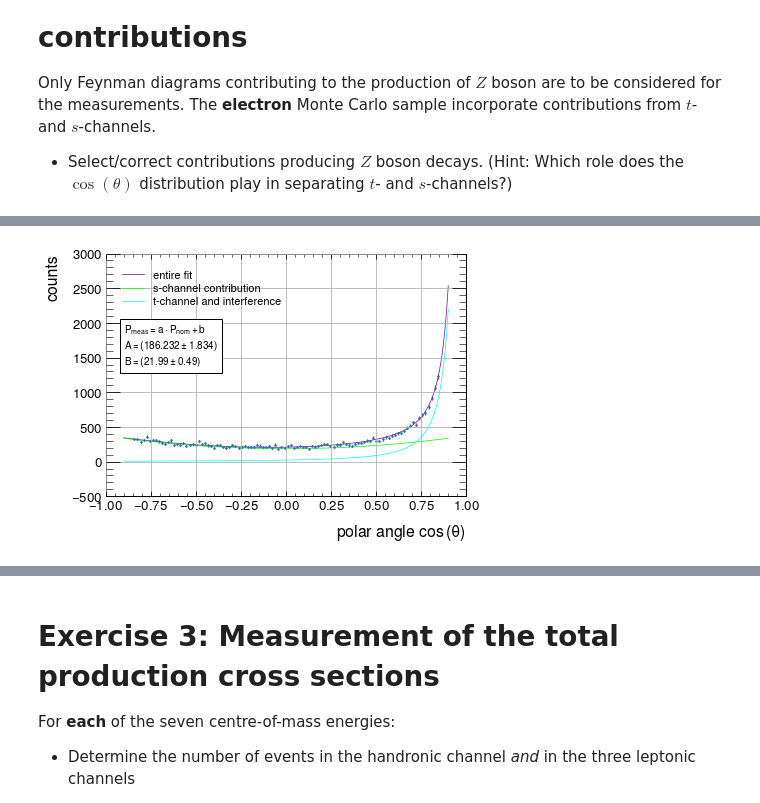
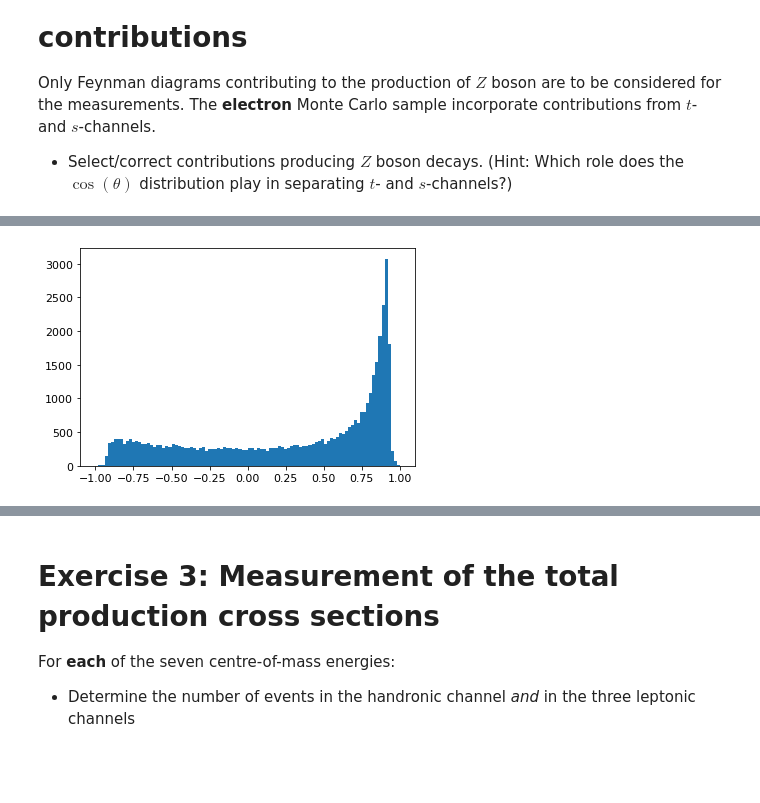
Before and after one commit to robingrether/z0-precisionmeasurement, a Jupyter notebook: z0_experiment.ipynb, the cells around one changed output, grey strips where cells are left out. Saved outputs shown, nothing was run; the diff lists cells and outputs as text; code cells hidden in the pictures; blank space fills up the shorter version.

Commit message:
Separate s- and t-channel, calculate cross sections, fit Breit-Wigner functions

```diff
--- a/z0_experiment.ipynb
+++ b/z0_experiment.ipynb
@@ -355,37 +355,84 @@ def rest(cos_theta, A, B):
     return B * (1 - cos_theta)**(-2)
 
 
-## plot entire histogram and extract bins
-electron_cos_theta, bin_edges, _ = plt.hist(simulated_electron['cos_thet'],bins=100,range=(-0.85,0.85),  histtype='stepfilled', label='Pcharged')
-bin_centers = (bin_edges[:-1] + bin_edges[1:]) / 2
-plt.tight_layout()
-plt.clf()   #plt.show() if you also want to view the histogram
+# this function calibrates the separation, i.e. determine ratio s-channel/total via a curve fit
+def calibrate_t_s_separation(the_input_dataset, make_plot=True, bins=100, limit=0.85):
+    ## plot entire histogram and extract bins
+    electron_cos_theta, bin_edges, _ = plt.hist(the_input_dataset['cos_thet'],bins=bins, range=(-1.0,1.0),  histtype='stepfilled', label='Pcharged')
+    bin_centers = (bin_edges[:-1] + bin_edges[1:]) / 2
+    if make_plot:
+        plt.tight_layout()
+        plt.clf()   #plt.show() if you also want to view the histogram
 
-t_s_popt, t_s_pcov = curve_fit(t_s_separation, bin_centers, electron_cos_theta, p0=[43856111410946561, -1438679413876432], sigma=np.sqrt(electron_cos_theta))
-t_s_perr = np.sqrt(np.diag(t_s_pcov))
-thetas = np.linspace(-0.9, 0.9, 10000)
+    # mask bins in desired region for curve fit
+    curve_fit_mask = np.logical_and(bin_edges[:-1] >= -limit, bin_edges[1:] <= limit)
+
+    # calculate curve fit in desired region
+    t_s_popt, t_s_pcov = curve_fit(t_s_separation, bin_centers[curve_fit_mask], electron_cos_theta[curve_fit_mask], sigma=np.sqrt(electron_cos_theta[curve_fit_mask]), maxfev=int(1e6), p0=[2, .2])
+    t_s_perr = np.sqrt(np.diag(t_s_pcov))
+
+    thetas = np.linspace(-limit, limit, 10000)
+    # plot results if desired
+    if make_plot:
+        textstr = '\n'.join((
+            r'$P_\mathrm{meas} = a \cdot P_\mathrm{nom}+b$',
+            r'$A=(%.3f \pm %.3f)$' % (t_s_popt[0], t_s_perr[0]),
+            r'$B=(%.2f \pm %.2f)$' % (t_s_popt[1], t_s_perr[1])))
 
 
-textstr = '\n'.join((
-    r'$P_\mathrm{meas} = a \cdot P_\mathrm{nom}+b$',
-    r'$A=(%.3f \pm %.3f)$' % (t_s_popt[0], t_s_perr[0]),
-    r'$B=(%.2f \pm %.2f)$' % (t_s_popt[1], t_s_perr[1])))
+        props = dict(alpha=1, facecolor='w')
+
+        plt.errorbar(bin_centers, electron_cos_theta, yerr=np.sqrt(electron_cos_theta), fmt='.', ms=3, ecolor='r', elinewidth=1)
+        plt.plot(thetas, t_s_separation(thetas, *t_s_popt),lw=0.7, c='purple', label='entire fit')
+        plt.plot(thetas, s_channel(thetas, *t_s_popt), lw=0.7, c='lime', label='s-channel contribution')
+        plt.plot(thetas, rest(thetas, *t_s_popt), lw=0.7, c='cyan', label='t-channel and interference')
+        #plt.text(-0.9, 2000, textstr, fontsize=10, verticalalignment='top', bbox=props)
+
+        plt.xlabel('polar angle $\mathrm{cos}\,(\\theta)$')
+        plt.ylabel('counts')
+        plt.grid()
+        plt.legend()
+        plt.show()
+
+    # determine s-channel event number
+    electron_s_channel = np.sum(electron_cos_theta * (t_s_popt[0] * (1 + bin_centers**2)) / ((t_s_popt[0] * (1 + bin_centers**2)) + t_s_popt[1] / (1 - bin_centers)**2))
+    # propagate individual bin uncertainty to get total statistical uncertainty
+    electron_s_channel_u_stat = np.sqrt(np.sum((np.sqrt(electron_cos_theta) * (t_s_popt[0] * (1 + bin_centers**2)) / ((t_s_popt[0] * (1 + bin_centers**2)) + t_s_popt[1] / (1 - bin_centers)**2))**2))
+    # propagate fit parameter uncertainty/covariance to get total systematic uncertainty
+    t_s_ddA = np.sum(electron_cos_theta * (t_s_popt[1] * (1+bin_centers**2)/((1-bin_centers)**2))/((t_s_popt[0] * (1+bin_centers**2) + t_s_popt[1] * (1+bin_centers**2)/((1-bin_centers)**2))**2))
+    t_s_ddB = np.sum(electron_cos_theta * (t_s_popt[0] * (1+bin_centers**2)/((1-bin_centers)**2))/((t_s_popt[0] * (1+bin_centers**2) + t_s_popt[1] * (1+bin_centers**2)/((1-bin_centers)**2))**2))
+    electron_s_channel_u_sys = np.sqrt((t_s_ddA * np.sqrt(t_s_pcov[0,0]))**2 + (t_s_ddB * np.sqrt(t_s_pcov[1,1]))**2 + 2 * t_s_ddA * t_s_ddB * t_s_pcov[0,1])
+
+    # print results
+    print("fit params:     ", t_s_popt[0], t_s_popt[1])
+    print("total ee events:", np.sum(electron_cos_theta), "+-", np.sqrt(np.sum(electron_cos_theta)))
+    print("s-channel only: ", electron_s_channel, "+-", electron_s_channel_u_stat, "stat. +-", electron_s_channel_u_sys, "sys.")
+
+    # calculate ratio of s-channel/total, and combined uncertainty
+    ratio = electron_s_channel / np.sum(electron_cos_theta)
+    ratio_u = np.sqrt((electron_s_channel_u_stat/np.sum(electron_cos_theta))**2 + (electron_s_channel_u_sys/np.sum(electron_cos_theta)**2))
+
+    # return ratio and combined uncertainty
+    return ratio, ratio_u
 
 
-props = dict(alpha=1, facecolor='w')
+# calibrate the t-s-selection with the MC data
+t_s_ratio, t_s_ratio_u = calibrate_t_s_separation(simulated_electron, make_plot=False)
 
-plt.errorbar(bin_centers, electron_cos_theta, yerr=np.sqrt(electron_cos_theta), fmt='.', ms=3, ecolor='r', elinewidth=1)
-plt.plot(thetas, t_s_separation(thetas, *t_s_popt),lw=0.7, c='purple', label='entire fit')
-plt.plot(thetas, s_channel(thetas, *t_s_popt), lw=0.7, c='lime', label='s-channel contribution')
-plt.plot(thetas, rest(thetas, *t_s_popt), lw=0.7, c='cyan', label='t-channel and interference')
-plt.text(-0.9, 2000, textstr, fontsize=10, verticalalignment='top', bbox=props)
 
-plt.xlabel('polar angle $\mathrm{cos}\,(\\theta)$')
-plt.ylabel('counts')
-plt.grid()
-plt.legend()
-plt.show()
+# this function performs the t-s-selection with predefined ratio s-channel/total
+def perform_t_s_separation(total_events, total_events_u, t_s_ratio=t_s_ratio, t_s_ratio_u=t_s_ratio_u):
 
-print(t_s_popt, t_s_perr/t_s_popt*100)
-print(t_s_popt[0]/t_s_popt[1])
+    # calculate s-channel event number
+    s_channel_events = t_s_ratio * total_events
+
+    # combine total events uncertainty with uncertainty from s-channel/total ratio
+    s_channel_events_u = np.sqrt((t_s_ratio * total_events_u)**2 + (t_s_ratio_u * total_events)**2)
+
+    # print results
+    print("total ee events:", total_events, "+-", total_events_u)
+    print("s-channel only: ", s_channel_events, "+-", s_channel_events_u)
+
+    # return results
+    return s_channel_events, s_channel_events_u
 # %% [output]
@@ -392 +442 @@ print(t_s_popt[0]/t_s_popt[1])
-[figure, old version]
+[figure, new version]
```
Also changed, not shown: parts of 12 cells of this notebook.
